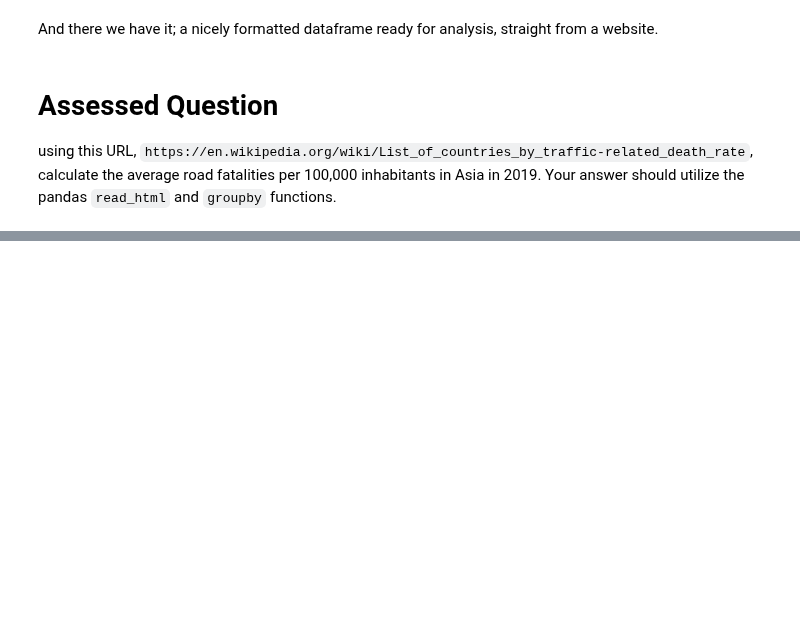
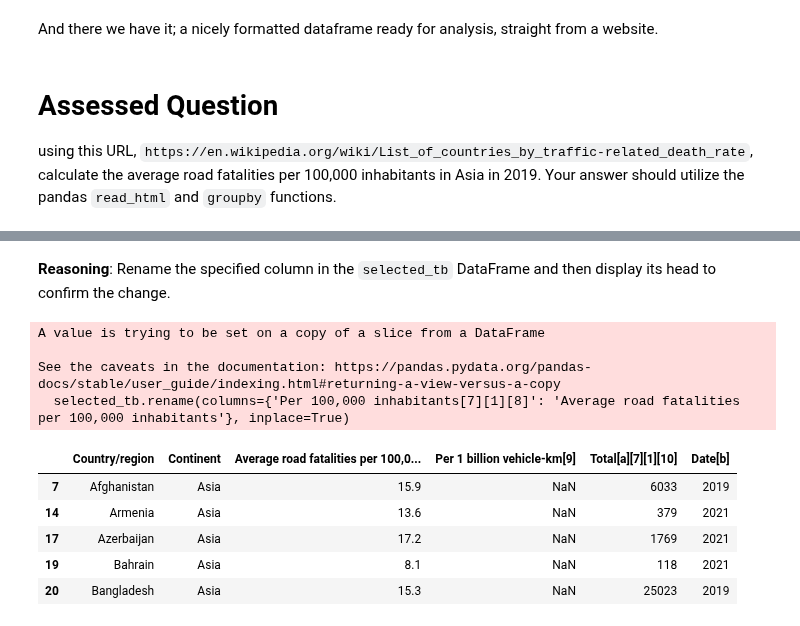
Before and after one commit to alixtrn/QM2, a Jupyter notebook: Copy of W2_Working_with_Data_in_Pandas.ipynb, the cells around one changed output, grey strips where cells are left out. Cells and saved outputs as stored; diff of their text form; code cells hidden in the pictures; blank space fills up the shorter version.

```diff
--- a/Copy of W2_Working_with_Data_in_Pandas.ipynb
+++ b/Copy of W2_Working_with_Data_in_Pandas.ipynb
@@ -529,0 +592,17 @@ HTTPError: HTTP Error 403: Forbidden
+# %% [markdown]
+**Reasoning**:
+Rename the specified column in the `selected_tb` DataFrame and then display its head to confirm the change.
+# %%
+selected_tb.rename(columns={'Per 100,000 inhabitants[7][1][8]': 'Average road fatalities per 100,000 inhabitants'}, inplace=True)
+selected_tb.head()
+# %% [output]
+A value is trying to be set on a copy of a slice from a DataFrame
+
+See the caveats in the documentation: https://pandas.pydata.org/pandas-docs/stable/user_guide/indexing.html#returning-a-view-versus-a-copy
+  selected_tb.rename(columns={'Per 100,000 inhabitants[7][1][8]': 'Average road fatalities per 100,000 inhabitants'}, inplace=True)
+|  | Country/region | Continent | Average road fatalities per 100,0... | Per 1 billion vehicle-km[9] | Total[a][7][1][10] | Date[b] |
+| 7 | Afghanistan | Asia | 15.9 | NaN | 6033 | 2019 |
+| 14 | Armenia | Asia | 13.6 | NaN | 379 | 2021 |
+| 17 | Azerbaijan | Asia | 17.2 | NaN | 1769 | 2021 |
+| 19 | Bahrain | Asia | 8.1 | NaN | 118 | 2021 |
+| 20 | Bangladesh | Asia | 15.3 | NaN | 25023 | 2019 |
```
Also changed, not shown: parts of 15 cells of this notebook.
